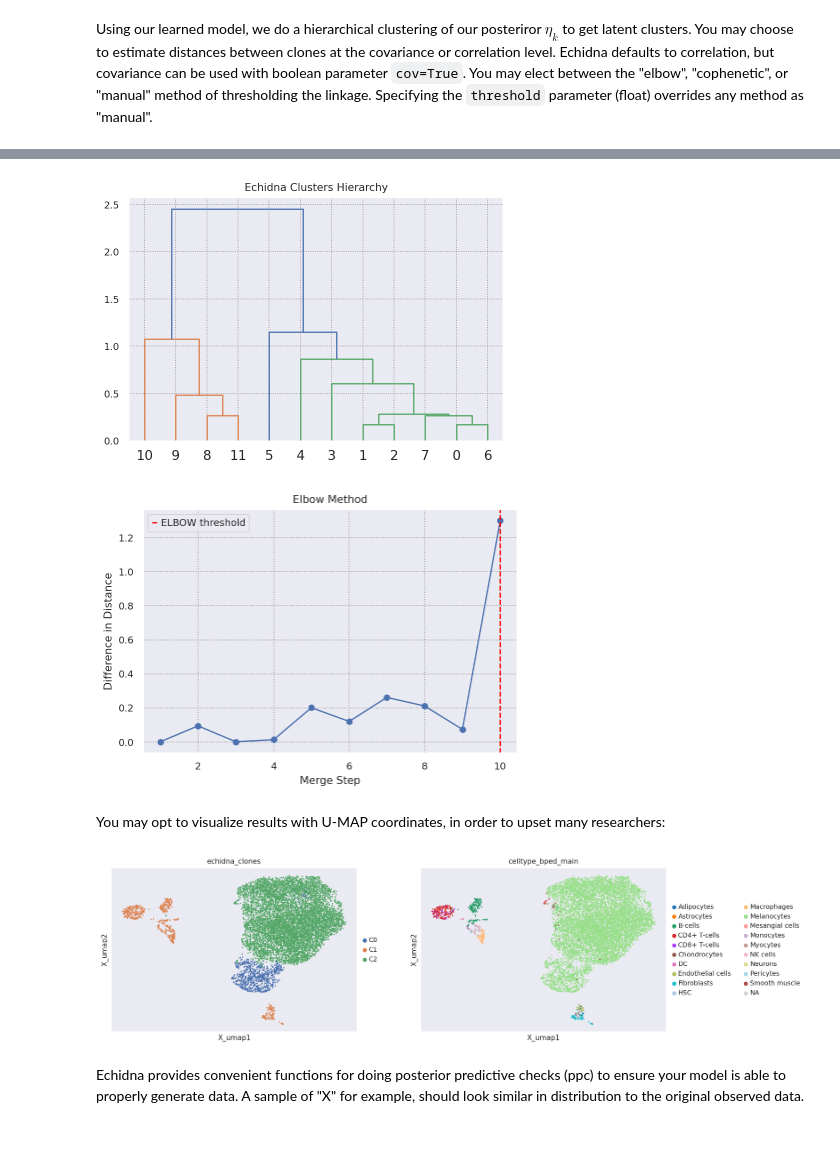
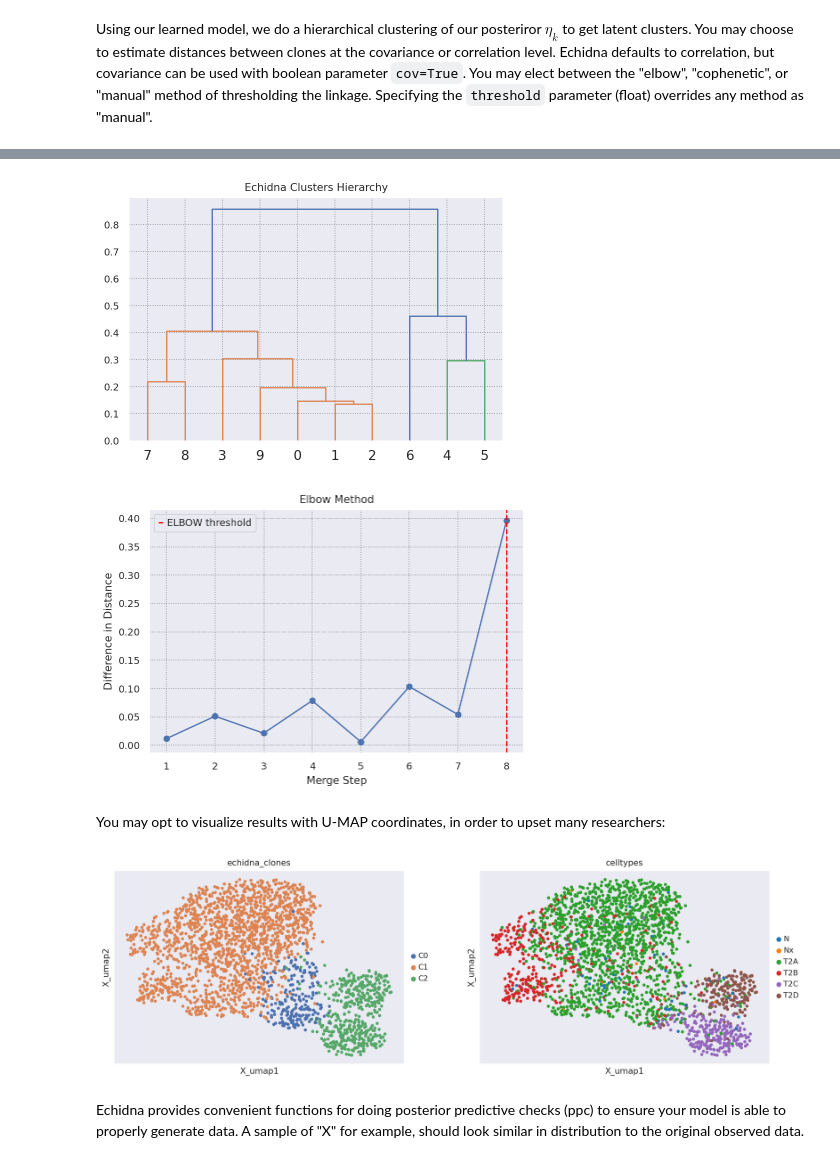
Before and after one commit to azizilab/echidna, a Jupyter notebook: examples/1-single-timepoint.ipynb, the cells around one changed output, grey strips where cells are left out. Cells and saved outputs as stored; diff of their text form; code cells hidden in the pictures.

Commit message:
updates to tutorials, small fix to chromsome coordinates on inferred cnv plots

```diff
--- a/examples/1-single-timepoint.ipynb
+++ b/examples/1-single-timepoint.ipynb
@@ -11,5 +11,9 @@ ec.pl.activate_plot_settings()
 # %% [markdown]
 Echidna leverages single-cell and copy number data. In this example, we will use data captured from a patient during the course of anti-PD-1 therapy. The single cell file contains cell-type annotations and a label for the timepoint. Cell-type annotations are not necessary for Echidna to work, though they may be helpful for later analysis. The copy number data is from the WGS of the patient. We have mapped genes to chromosome regions and assigned weighted copy numbers according to the overlap with a given region, thus the continuous nature of the data below. Echidna assumes that copy number is generated from a truncated normal distribution so that we can treat it as a continuous variable.
 # %%
-adata = sc.read_h5ad("data/F01_on_processed.h5")
-wdf = pd.read_csv("data/wgs_F01_cellranger.csv", index_col="gene")
+adata = sc.read_h5ad("data/R310_scDNA_ST.h5ad")
+wdf = pd.read_csv(
+    "data/R310_W_ST.csv",
+    names=["index", "gene", "counts"],
+    header=0,
+).set_index("gene").drop("index", axis=1)
@@ -29,2 +39,5 @@ Pre-process your data if necessary. I've already run this step and saved the pro
+# %%
+adata.obs["timepoint"] = "single_tp"
 # %%
-adata = ec.tl.filter_low_var_genes(adata, var_threshold=0.001)
+# # Optional: filter out low variance genes
+# adata = ec.tl.filter_low_var_genes(adata, quantile=0.5)
@@ -75,18 +88,18 @@ ec.tl.echidna_clones(adata, method="elbow")
 # %%
 ec.pl.dendrogram(adata)
 # %% [output]
-[figure, old version]
+[figure, new version]
 # %%
 # The elbow plot can only be shown if "elbow" is elected above.
 ec.pl.dendrogram(adata, elbow=True)
 # %% [output]
-[figure, old version]
+[figure, new version]
 # %% [markdown]
 You may opt to visualize results with U-MAP coordinates, in order to upset many researchers:
 # %%
-ec.pl.echidna(adata, ["echidna_clones", "celltype_bped_main"])
+ec.pl.echidna(adata, ["echidna_clones", "celltypes"])
 # %% [output]
-[figure, old version]
+[figure, new version]
 # %% [markdown]
 Echidna provides convenient functions for doing posterior predictive checks (ppc) to ensure your model is able to properly generate data. A sample of "X" for example, should look similar in distribution to the original observed data.
 # %%
```
Also changed, not shown: parts of 19 cells of this notebook, 8 other files.
